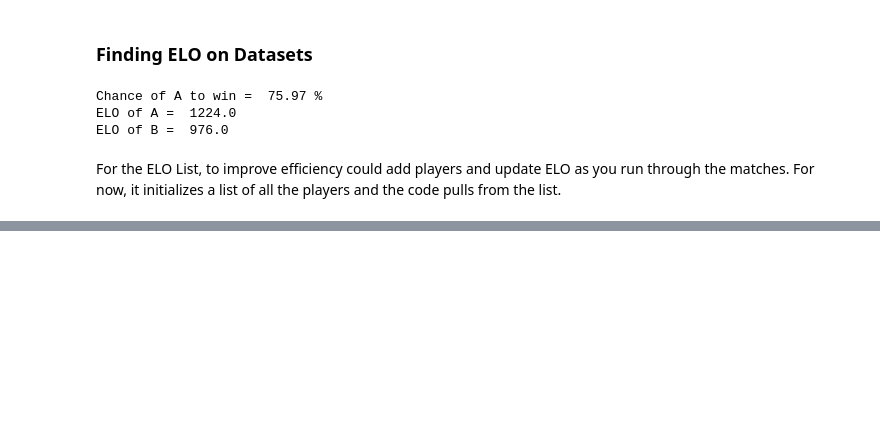
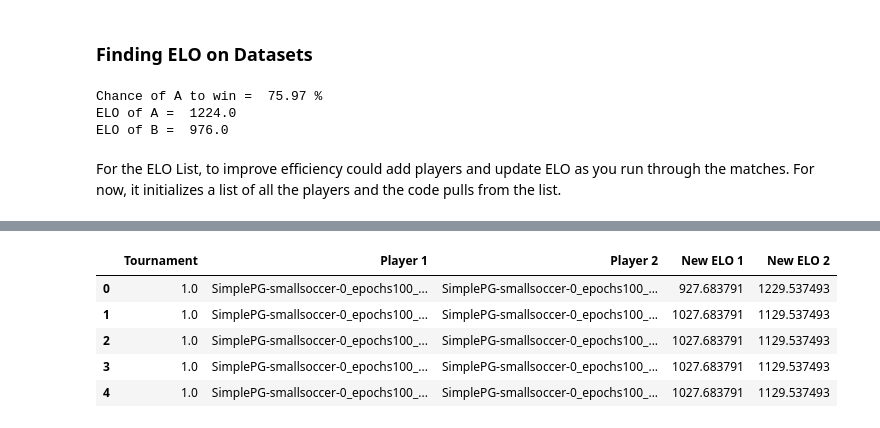
Before and after one commit to bchasnov/masuite, a Jupyter notebook: masuite/analysis/eloscore.ipynb, the cells around one changed output, grey strips where cells are left out. Cells and saved outputs as stored; diff of their text form; code cells hidden in the pictures; blank space fills up the shorter version.

```diff
--- a/masuite/analysis/eloscore.ipynb
+++ b/masuite/analysis/eloscore.ipynb
@@ -127,3 +116,12 @@ OSError: [Errno 22] Invalid argument
+# %%
+hist_df.head()
+# %% [output]
+|  | Tournament | Player 1 | Player 2 | New ELO 1 | New ELO 2 |
+| 0 | 1.0 | SimplePG-smallsoccer-0_epochs100_... | SimplePG-smallsoccer-0_epochs100_... | 927.683791 | 1229.537493 |
+| 1 | 1.0 | SimplePG-smallsoccer-0_epochs100_... | SimplePG-smallsoccer-0_epochs100_... | 1027.683791 | 1129.537493 |
+| 2 | 1.0 | SimplePG-smallsoccer-0_epochs100_... | SimplePG-smallsoccer-0_epochs100_... | 1027.683791 | 1129.537493 |
+| 3 | 1.0 | SimplePG-smallsoccer-0_epochs100_... | SimplePG-smallsoccer-0_epochs100_... | 1027.683791 | 1129.537493 |
+| 4 | 1.0 | SimplePG-smallsoccer-0_epochs100_... | SimplePG-smallsoccer-0_epochs100_... | 1027.683791 | 1129.537493 |
 # %%
 # Making ELO List, have a starter df with every player in every group, update ELO in each run,
 # have the history pull elo from this list
```
Also changed, not shown: parts of 7 cells of this notebook.
